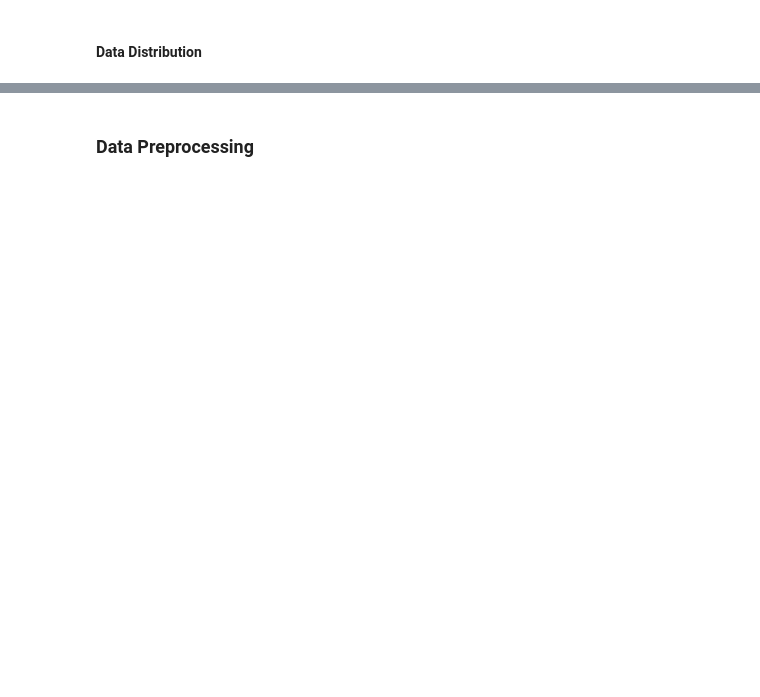
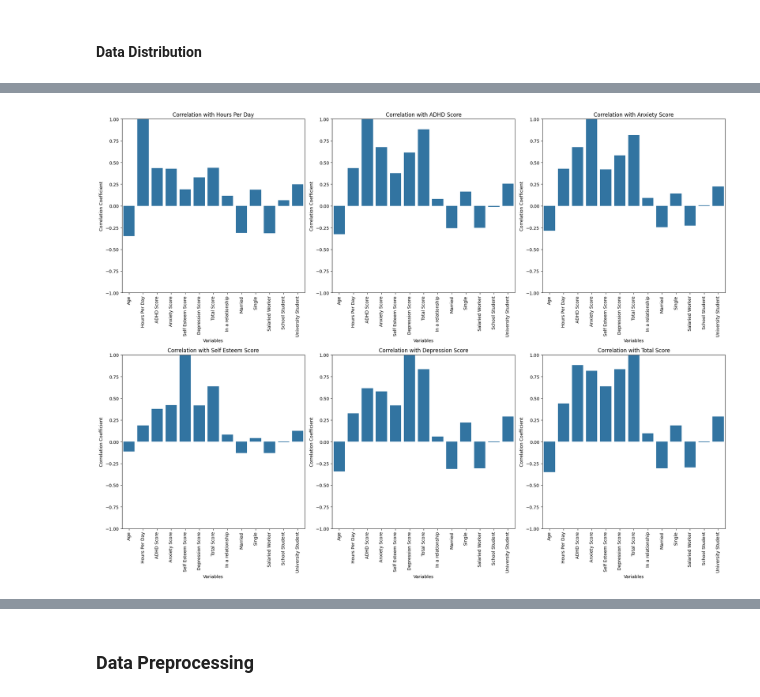
Before and after one commit to Hiroki120301/Social-Media-Addiction-Predictor, a Jupyter notebook: final_project.ipynb, the cells around one changed output, grey strips where cells are left out. Cells and saved outputs as stored; diff of their text form; code cells hidden in the pictures; blank space fills up the shorter version.

```diff
--- a/final_project.ipynb
+++ b/final_project.ipynb
@@ -166,0 +194,22 @@ plt.show()
+# %%
+# List of variables to analyze
+variables = ['Hours Per Day', 'ADHD Score', 'Anxiety Score',
+             'Self Esteem Score', 'Depression Score', 'Total Score']
+
+# Calculate correlation for each variable
+fig, axes = plt.subplots(nrows=2, ncols=3, figsize=(20, 15))
+for i, variable in enumerate(variables):
+    corr = df.corr()[variable]
+
+    # Plot correlation
+    sns.barplot(x=corr.index, y=corr.values, ax=axes[i//3, i % 3])
+    axes[i//3, i % 3].set_title(f'Correlation with {variable}')
+    axes[i//3, i % 3].set_xlabel('Variables')
+    axes[i//3, i % 3].set_ylabel('Correlation Coefficient')
+    axes[i//3, i % 3].tick_params(axis='x', rotation=90)
+    axes[i//3, i % 3].set_ylim([-1, 1])
+
+plt.tight_layout()
+plt.show()
+# %% [output]
+[figure, added]
```
Also changed, not shown: parts of 15 cells of this notebook.
